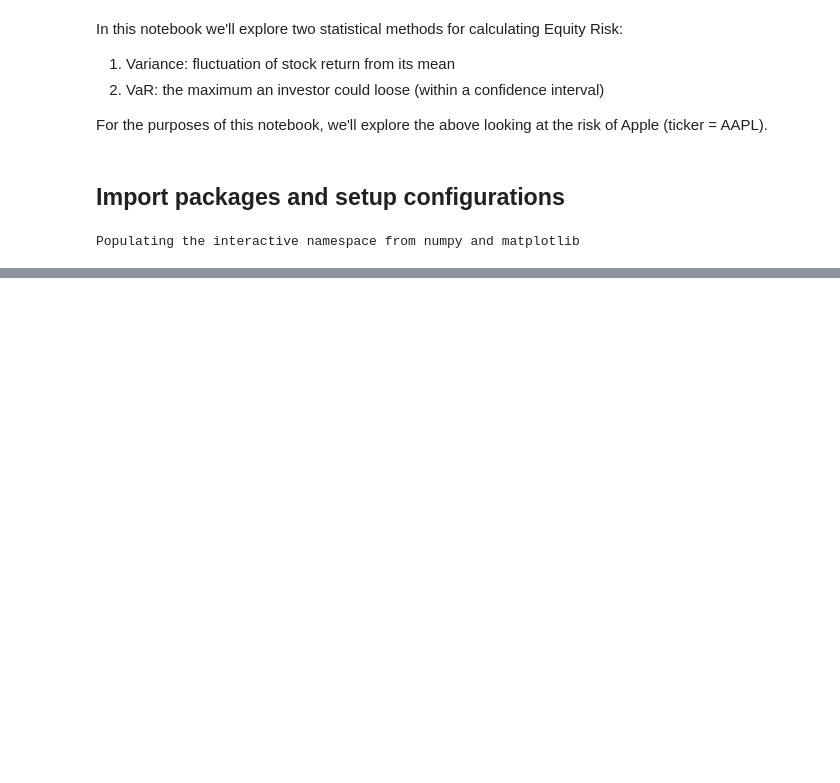
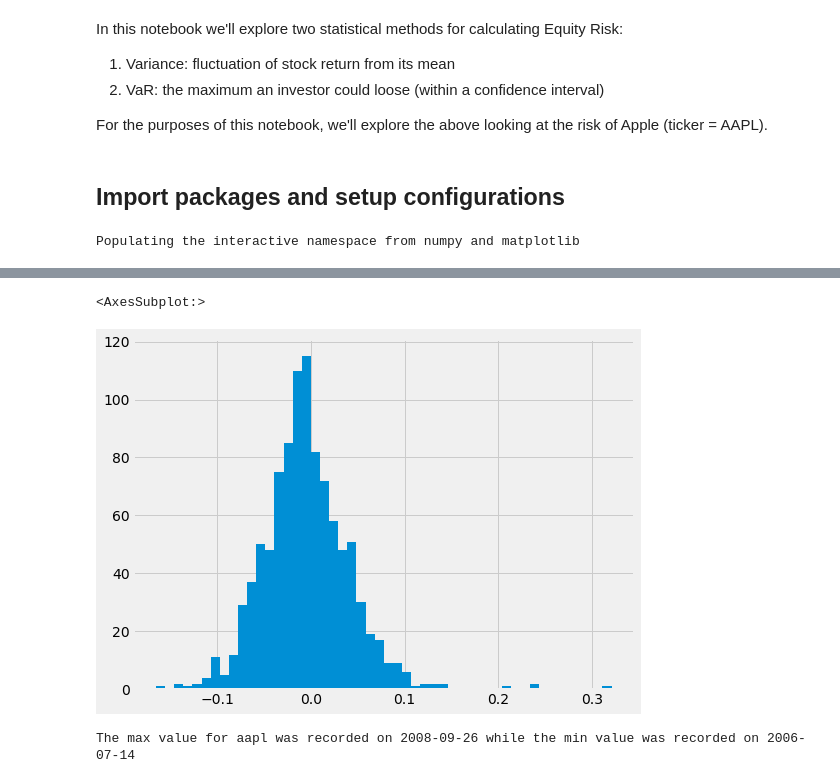
Before and after one commit to slemasne/tutorials, a Jupyter notebook: _notebooks/2018-03-03-measure-equity-risk.ipynb, the cells around one changed output, grey strips where cells are left out. Saved outputs shown, nothing was run; the diff lists cells and outputs as text; code cells hidden in the pictures; blank space fills up the shorter version.

```diff
--- a/_notebooks/2018-03-03-measure-equity-risk.ipynb
+++ b/_notebooks/2018-03-03-measure-equity-risk.ipynb
@@ -38,0 +44,10 @@ directory = os.getcwd() + "/data/" # CSV file contained within local directory
+# %%
+def get_adj_prices(symbol):
+
+    url = f"https://www.alphavantage.co/query?function=TIME_SERIES_WEEKLY_ADJUSTED&symbol={symbol}&apikey={API_KEY}"
+
+    raw_data = requests.get(url).text
+
+    json_data = json.loads(raw_data)["Weekly Adjusted Time Series"]
+
+    return json_data
@@ -38,0 +56,19 @@ directory = os.getcwd() + "/data/" # CSV file contained within local directory
+# %%
+def build_stock_df(symbol):
+
+    json_data = get_adj_prices(symbol)
+
+    df = pd.DataFrame.from_dict(json_data).transpose()
+
+    adj_col = "5. adjusted close"
+
+    df =  df[[adj_col]].rename(columns={adj_col: f"price_{symbol}"})
+
+    return df
+# %%
+aapl = build_stock_df("aapl").head(1000)
+spy = build_stock_df("spy").head(1000)
+ts_df = aapl.join(spy).astype(float)
+# %%
+ts_df["aapl_returns"] = ts_df["price_aapl"].pct_change(1)
+ts_df["spy_returns"] = ts_df["price_spy"].pct_change(1)
@@ -38,0 +104,15 @@ directory = os.getcwd() + "/data/" # CSV file contained within local directory
+# %%
+ts_df["aapl_returns"].hist(bins=50, figsize=(8,6))
+# %% [output]
+<AxesSubplot:>
+[figure, added]
+# %%
+# There are some outliers
+# Lets check on what date AAPL had a min and max return
+
+max_date = ts_df.loc[ts_df['aapl_returns'].idxmax()].name
+min_date = ts_df.loc[ts_df['aapl_returns'].idxmin()].name
+
+print ("The max value for aapl was recorded on {} while the min value was recorded on {}".format(max_date, min_date))
+# %% [output]
+The max value for aapl was recorded on 2008-09-26 while the min value was recorded on 2006-07-14
```
Also changed, not shown: parts of 15 cells of this notebook.
